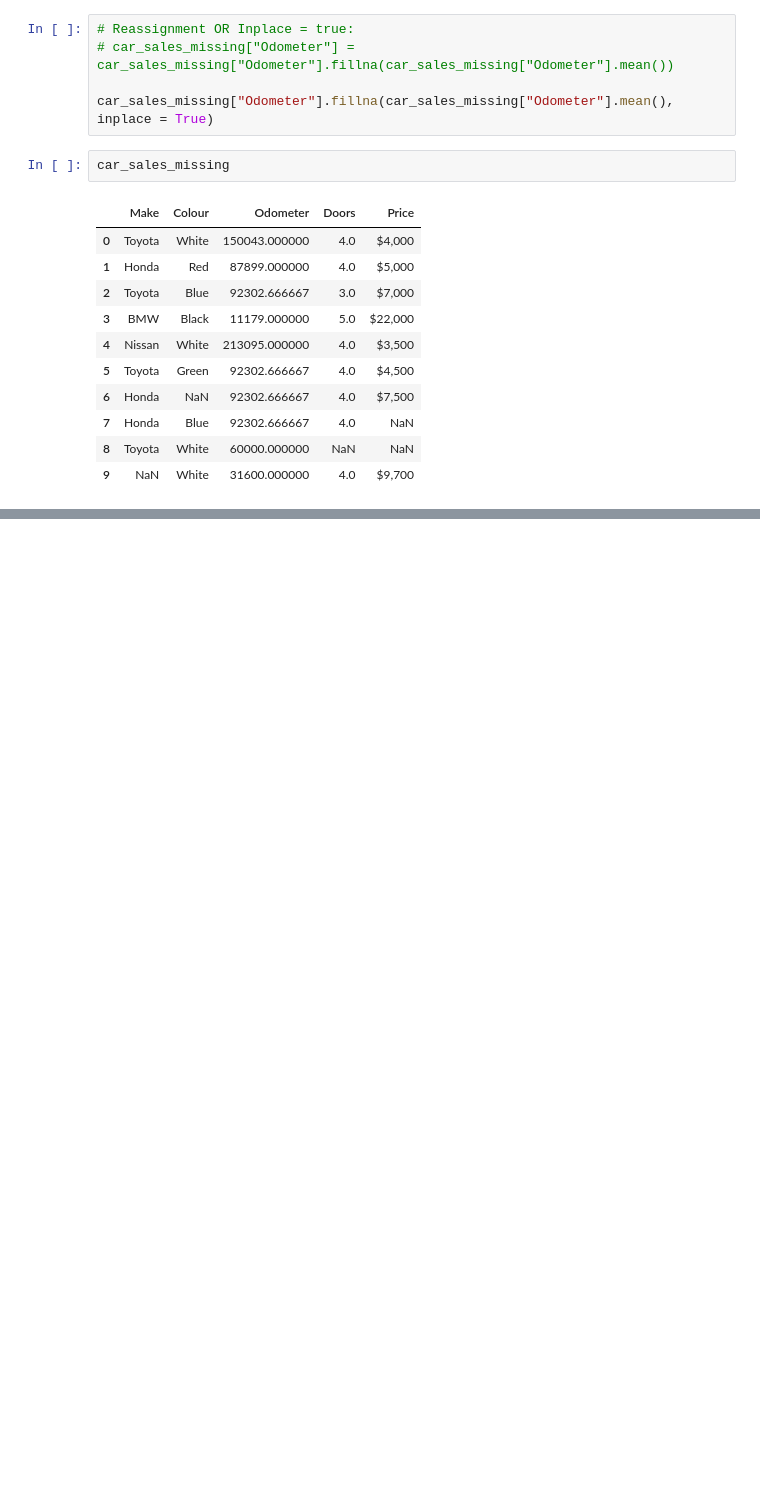
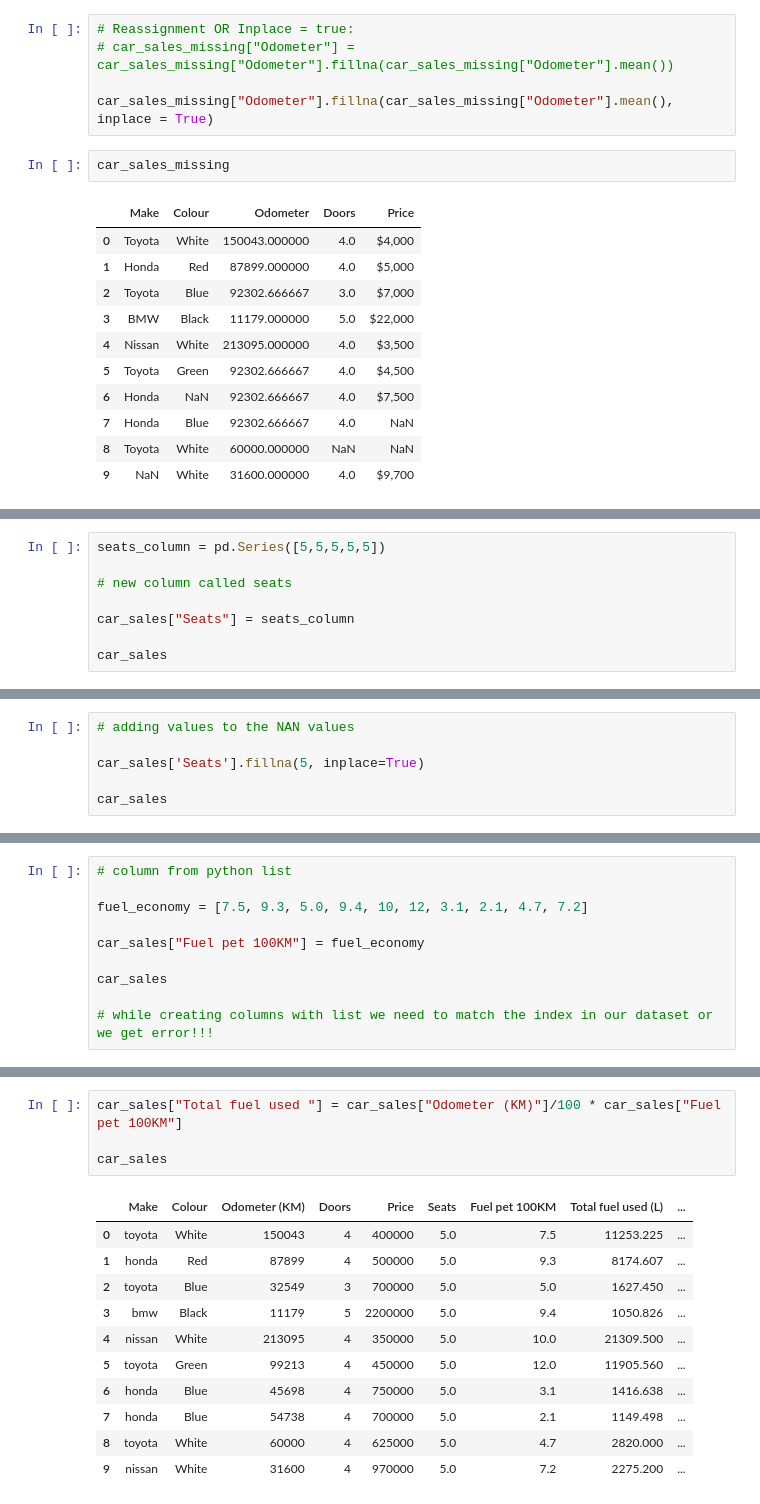
Before and after one commit to yashlad27/Machine_Learning_Data_Science, a Jupyter notebook: Pandas/Pandas_Notebook.ipynb, the cells around one changed output, grey strips where cells are left out. Drawn from its saved outputs; the diff is of its cells as text; blank space fills up the shorter version.

Commit message:
Pandas adding a col and dropping a col, using inplace fun 🐼

```diff
--- a/Pandas/Pandas_Notebook.ipynb
+++ b/Pandas/Pandas_Notebook.ipynb
@@ -436,0 +435,8 @@ car_sales_missing
+# %%
+seats_column = pd.Series([5,5,5,5,5])
+
+# new column called seats
+
+car_sales["Seats"] = seats_column
+
+car_sales
@@ -436,0 +455,6 @@ car_sales_missing
+# %%
+# adding values to the NAN values
+
+car_sales['Seats'].fillna(5, inplace=True)
+
+car_sales
@@ -436,0 +473,10 @@ car_sales_missing
+# %%
+# column from python list
+
+fuel_economy = [7.5, 9.3, 5.0, 9.4, 10, 12, 3.1, 2.1, 4.7, 7.2]
+
+car_sales["Fuel pet 100KM"] = fuel_economy
+
+car_sales
+
+# while creating columns with list we need to match the index in our dataset or we get error!!!
@@ -436,0 +495,16 @@ car_sales_missing
+# %%
+car_sales["Total fuel used "] = car_sales["Odometer (KM)"]/100 * car_sales["Fuel pet 100KM"]
+
+car_sales
+# %% [output]
+|  | Make | Colour | Odometer (KM) | Doors | Price | Seats | Fuel pet 100KM | Total fuel used (L) | ... |
+| 0 | toyota | White | 150043 | 4 | 400000 | 5.0 | 7.5 | 11253.225 | ... |
+| 1 | honda | Red | 87899 | 4 | 500000 | 5.0 | 9.3 | 8174.607 | ... |
+| 2 | toyota | Blue | 32549 | 3 | 700000 | 5.0 | 5.0 | 1627.450 | ... |
+| 3 | bmw | Black | 11179 | 5 | 2200000 | 5.0 | 9.4 | 1050.826 | ... |
+| 4 | nissan | White | 213095 | 4 | 350000 | 5.0 | 10.0 | 21309.500 | ... |
+| 5 | toyota | Green | 99213 | 4 | 450000 | 5.0 | 12.0 | 11905.560 | ... |
+| 6 | honda | Blue | 45698 | 4 | 750000 | 5.0 | 3.1 | 1416.638 | ... |
+| 7 | honda | Blue | 54738 | 4 | 700000 | 5.0 | 2.1 | 1149.498 | ... |
+| 8 | toyota | White | 60000 | 4 | 625000 | 5.0 | 4.7 | 2820.000 | ... |
+| 9 | nissan | White | 31600 | 4 | 970000 | 5.0 | 7.2 | 2275.200 | ... |
```
Also changed, not shown: parts of 9 cells of this notebook, 1 other file.
